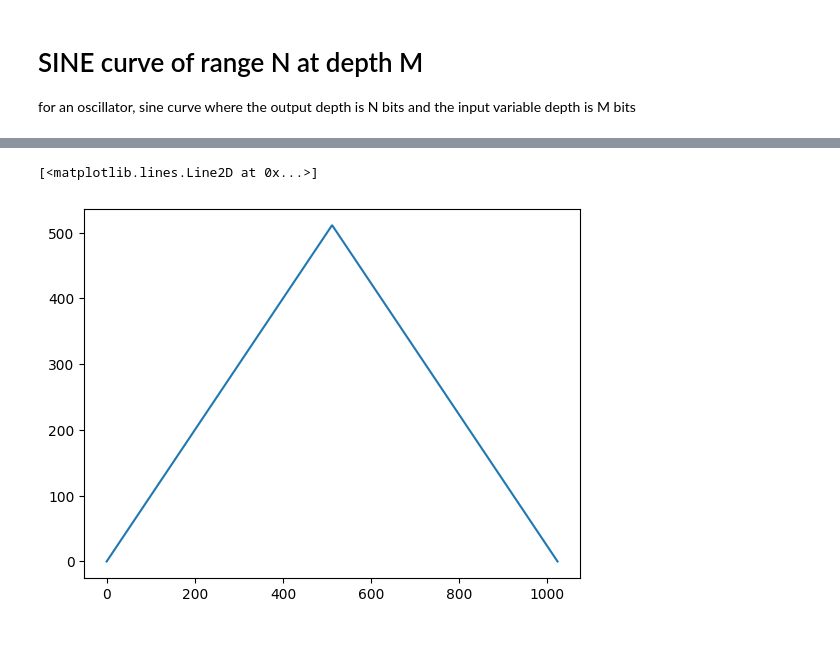
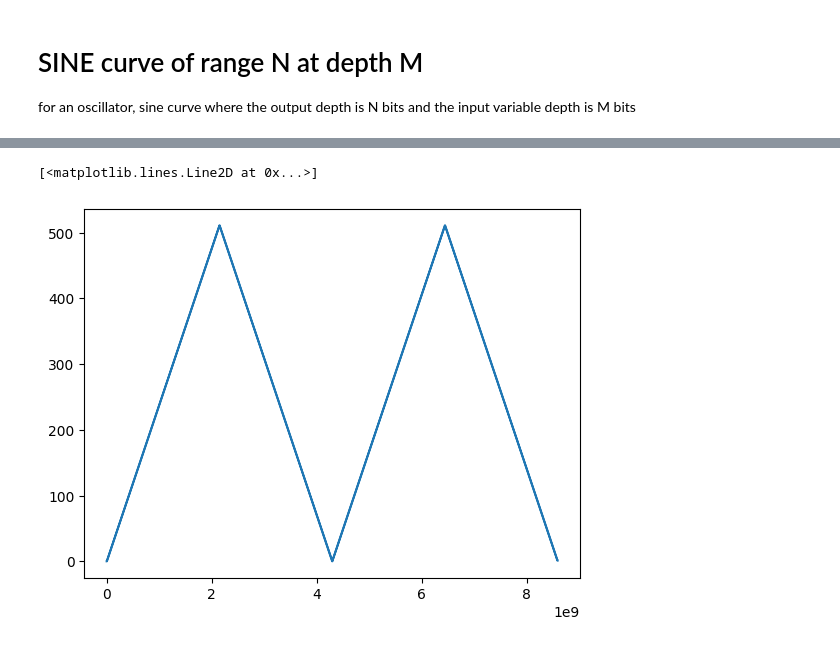
Before and after one commit to pi-lemaire/covenlfo, a Jupyter notebook: generate_luts.ipynb, the cells around one changed output, grey strips where cells are left out. Saved outputs shown, nothing was run; the diff lists cells and outputs as text; code cells hidden in the pictures.

```diff
--- a/generate_luts.ipynb
+++ b/generate_luts.ipynb
@@ -133,12 +133,22 @@ const uint16_t sin_curve[1024] PROGMEM = {
 # %%
 import matplotlib.pyplot as plt
 
-test_vals = np.arange(2 ** 10)
+prec = 9
 
-test_wave = test_vals.copy()
-test_wave[test_wave>=(2 ** 9)] ^= (2**10)-1
+test_vals = np.arange(2 ** 33, step=10000, dtype=np.uint64)
 
-plt.plot(test_vals, test_wave)
+test_wave = test_vals.copy().astype(np.uint32)
+
+wave_double = test_wave << 1
+
+wave_double = wave_double - (wave_double >> prec)
+
+#test_wave_ratio = wave_double - (wave_double >> prec)
+
+tri = wave_double >> (32-prec)
+tri[ test_wave>=(2 ** 31) ] ^= (2**prec)-1
+
+plt.plot(test_vals, tri)
 # %% [output]
 [<matplotlib.lines.Line2D at 0x...>]
-[figure, old version]
+[figure, new version]
```
Also changed, not shown: parts of 8 cells of this notebook, 6 other files.
